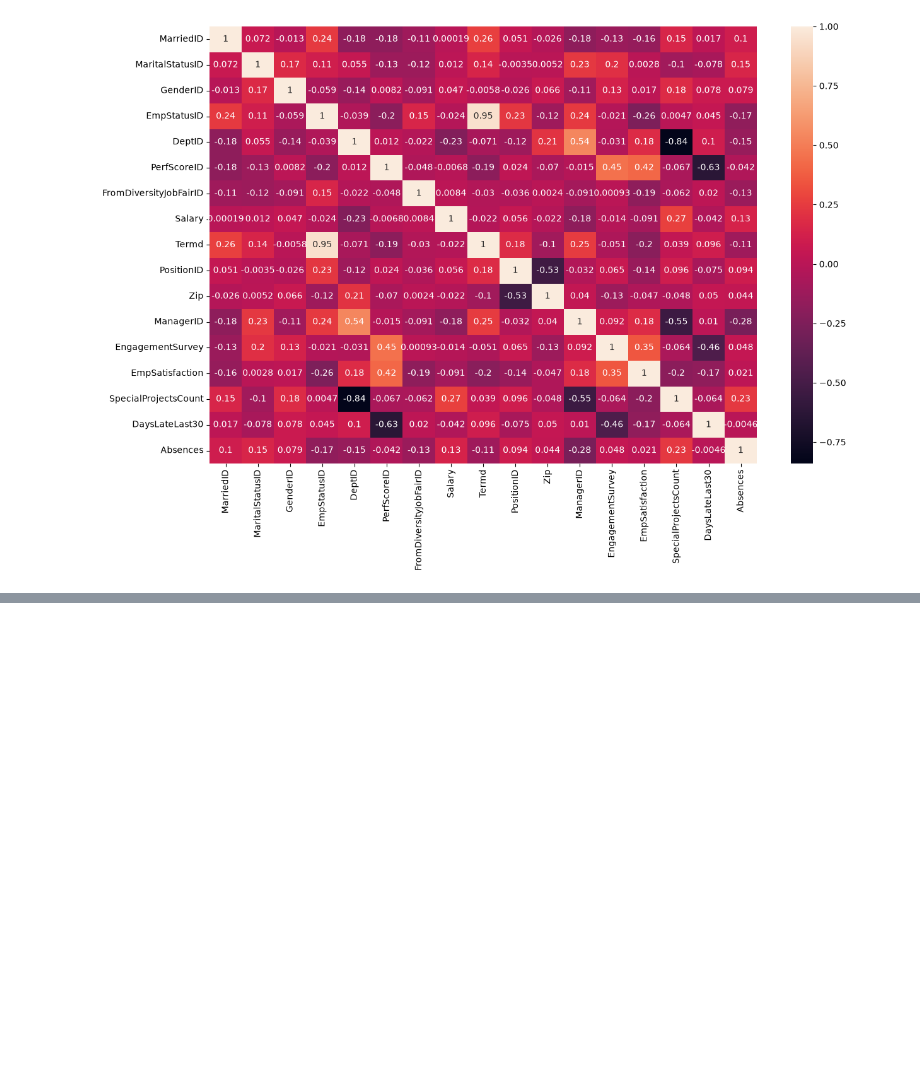
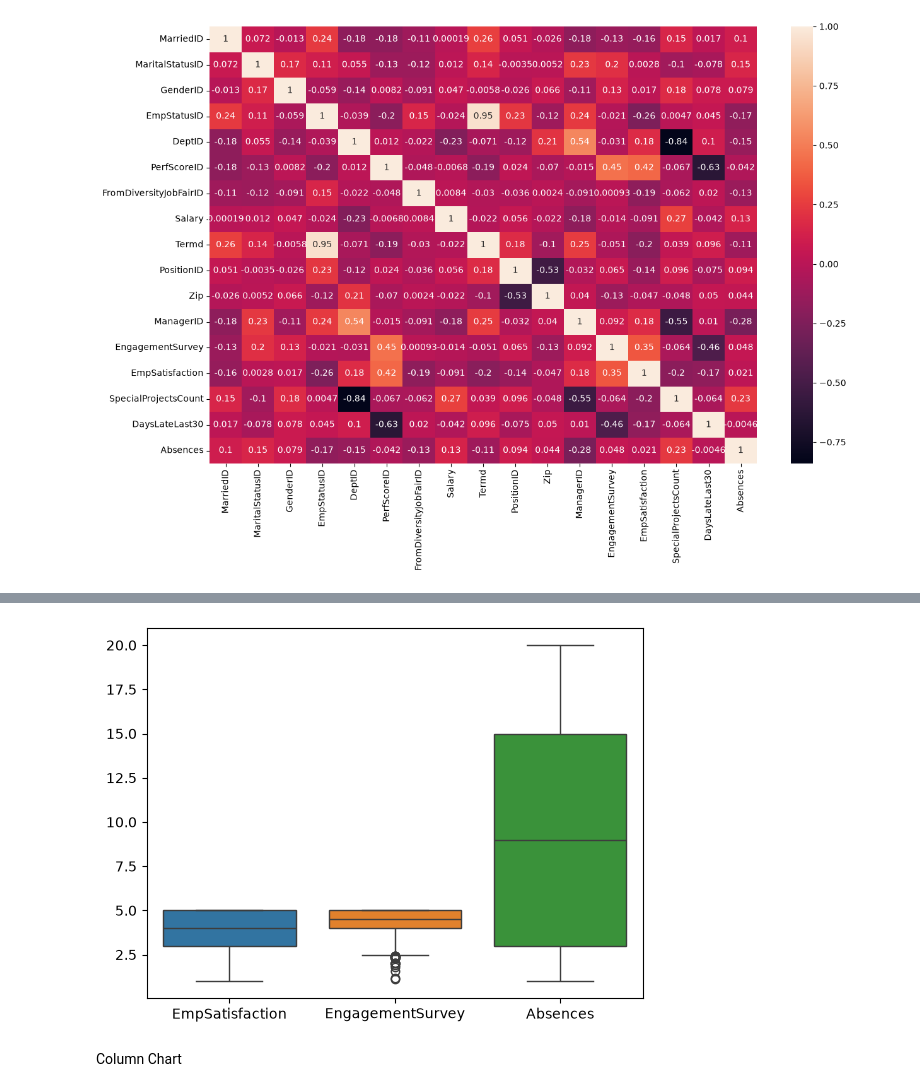
Before and after one commit to BIDUR2062/Data-Science, a Jupyter notebook: visualization.ipynb, the cells around one changed output, grey strips where cells are left out. Saved outputs shown, nothing was run; the diff lists cells and outputs as text; code cells hidden in the pictures; blank space fills up the shorter version.

```diff
--- a/visualization.ipynb
+++ b/visualization.ipynb
@@ -190,0 +234,8 @@ sns.heatmap(corr_data, annot=True)
+# %%
+filter_salary=df[df['Salary']<87000]
+sns.boxplot(filter_salary[['EmpSatisfaction','EngagementSurvey','Absences']])
+plt.show()
+# %% [output]
+[figure, added]
+# %% [markdown]
+Column Chart
```
Also changed, not shown: parts of 15 cells of this notebook.
